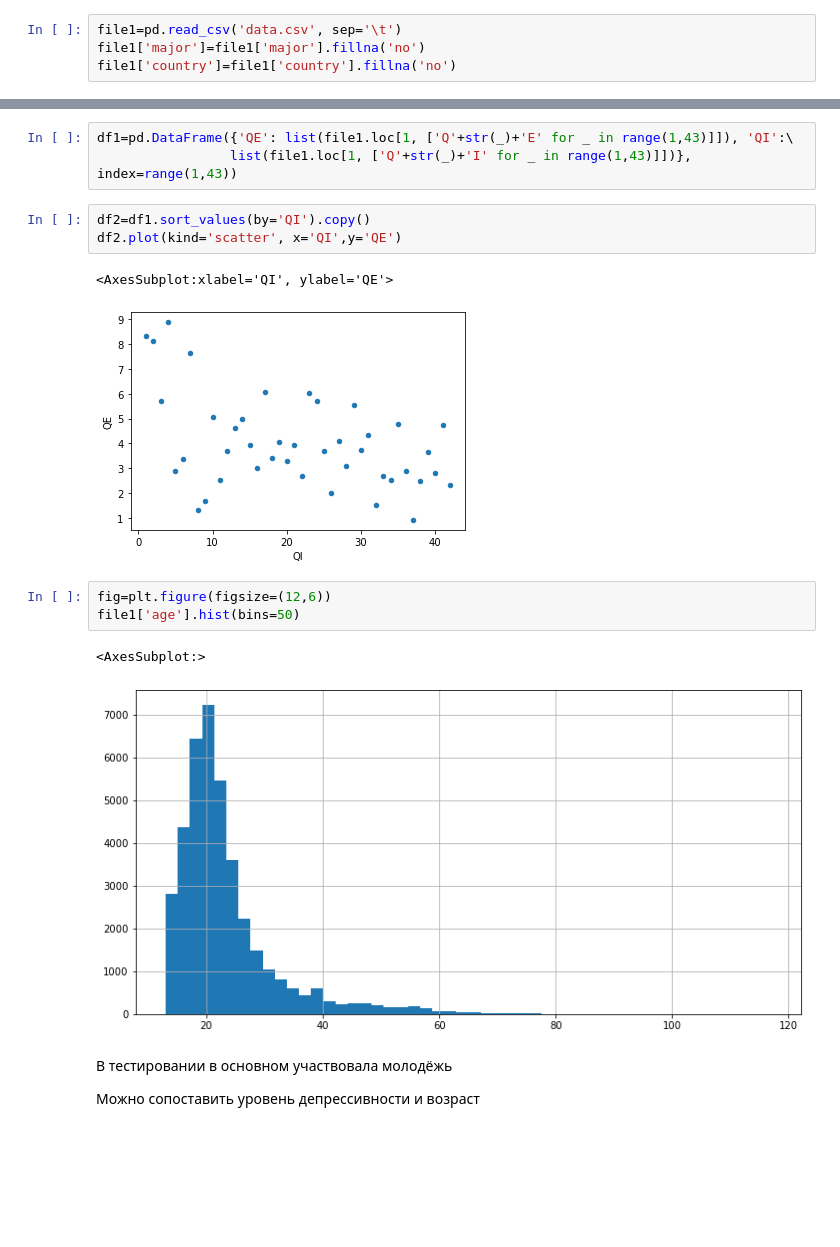
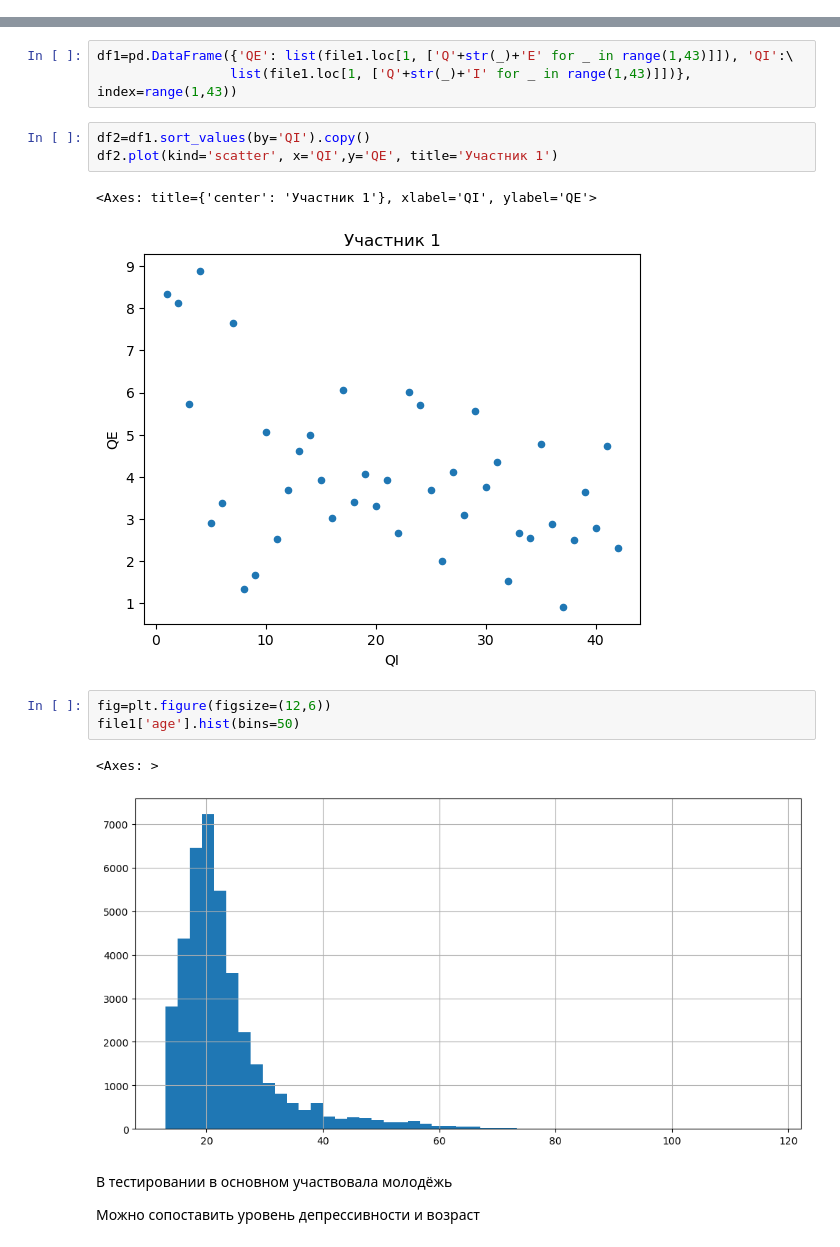
Before and after one commit to rrrin/mental-health, a Jupyter notebook: mental_research.ipynb, the cells around one changed output, grey strips where cells are left out. Saved outputs shown, nothing was run; the diff lists cells and outputs as text; blank space fills up the shorter version.

```diff
--- a/mental_research.ipynb
+++ b/mental_research.ipynb
@@ -120,10 +120,6 @@ for col in ['Q'+str(i)+'A' for i in range(1,43)]:
 bad_ans #Ответы на тест Q заполнены правильно
 # %% [output]
 []
-# %%
-file1=pd.read_csv('data.csv', sep='\t')
-file1['major']=file1['major'].fillna('no')
-file1['country']=file1['country'].fillna('no')
 # %%
 #Переведём время ответов в секунды
 file1[['Q'+str(i)+'E' for i in range(1,43)]]=file1[['Q'+str(i)+'E' for i in range(1,43)]]/1000
@@ -565,16 +547,16 @@ df1=pd.DataFrame({'QE': list(file1.loc[1, ['Q'+str(_)+'E' for _ in range(1,43)]]
                  list(file1.loc[1, ['Q'+str(_)+'I' for _ in range(1,43)]])}, index=range(1,43))
 # %%
 df2=df1.sort_values(by='QI').copy()
-df2.plot(kind='scatter', x='QI',y='QE')
+df2.plot(kind='scatter', x='QI',y='QE', title='Участник 1')
 # %% [output]
-<AxesSubplot:xlabel='QI', ylabel='QE'>
+<Axes: title={'center': 'Участник 1'}, xlabel='QI', ylabel='QE'>
-[figure, old version]
+[figure, new version]
 # %%
 fig=plt.figure(figsize=(12,6))
 file1['age'].hist(bins=50)
 # %% [output]
-<AxesSubplot:>
+<Axes: >
-[figure, old version]
+[figure, new version]
 # %% [markdown]
 В тестировании в основном участвовала молодёжь
 
```
Also changed, not shown: parts of 45 cells of this notebook.
